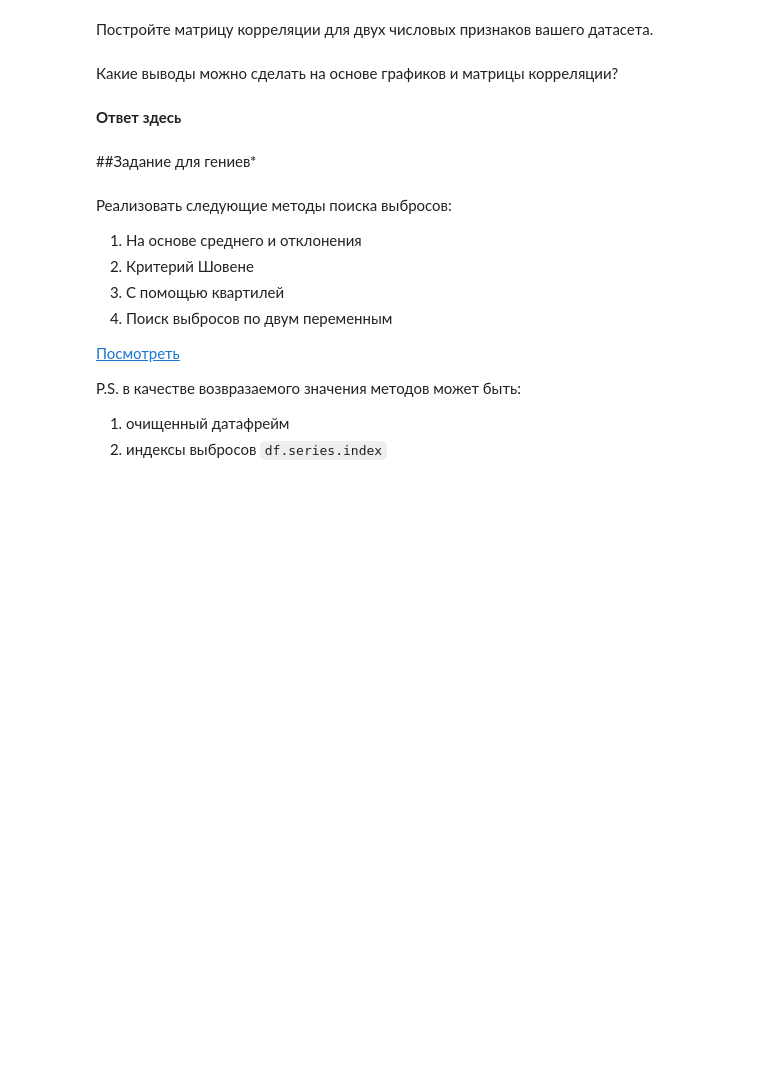
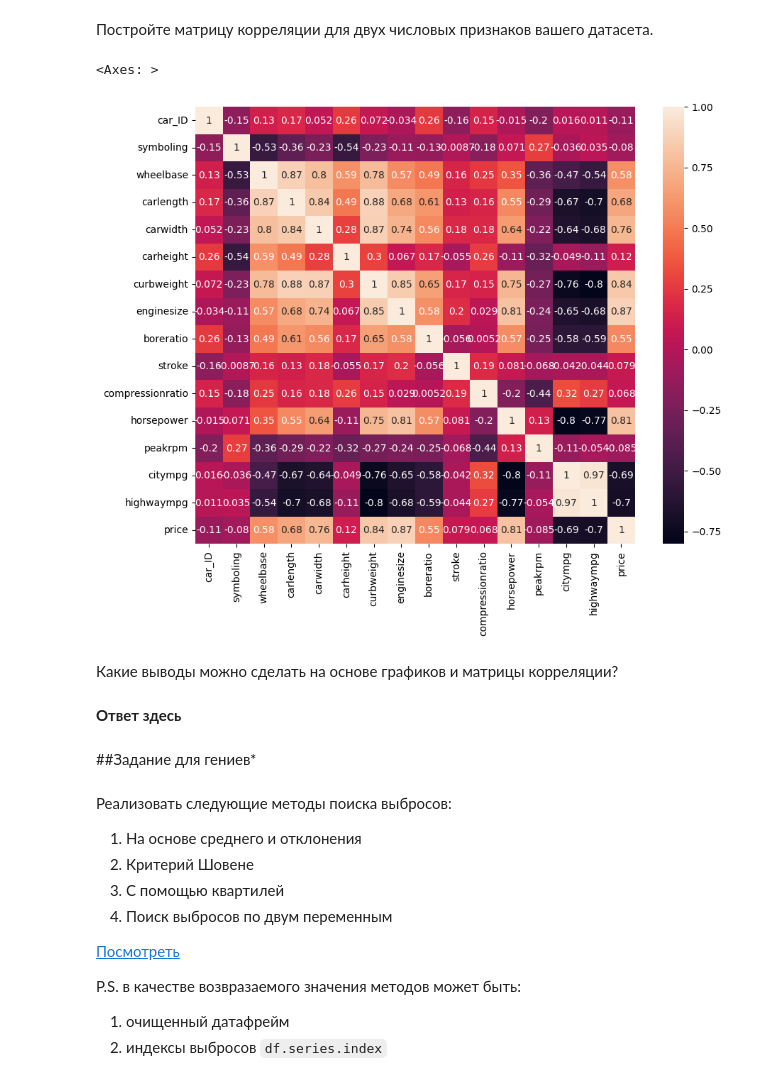
Before and after one commit to Dekamonia/MachineLearning, a Jupyter notebook: lab2/lab02.ipynb, the cells around one changed output. Cells and saved outputs as stored; diff of their text form; code cells hidden in the pictures; blank space fills up the shorter version.

```diff
--- a/lab2/lab02.ipynb
+++ b/lab2/lab02.ipynb
@@ -197,3 +202,10 @@ corr_matrix = #ваш код здесь
+# %%
+corr_matrix = df.corr()
+plt.figure(figsize=(10, 8))
+sns.heatmap(corr_matrix, annot=True)
+# %% [output]
+<Axes: >
+[figure, added]
 # %% [markdown]
 Какие выводы можно сделать на основе графиков и матрицы корреляции?
 # %% [markdown]
```
Also changed, not shown: parts of 8 cells of this notebook.
